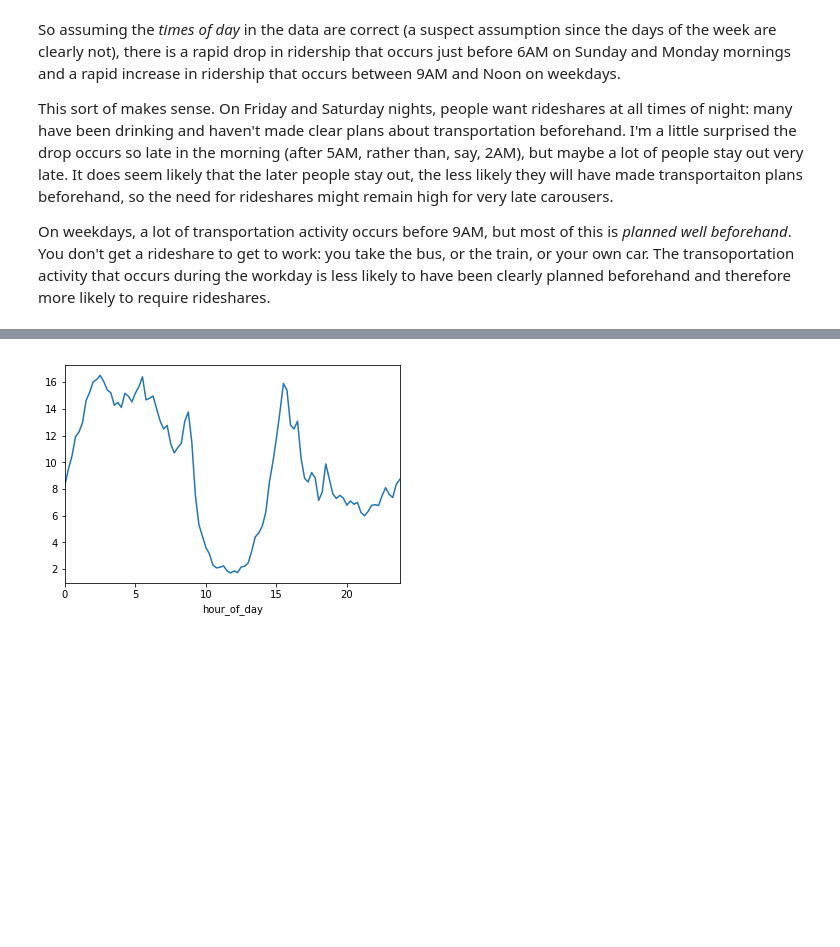
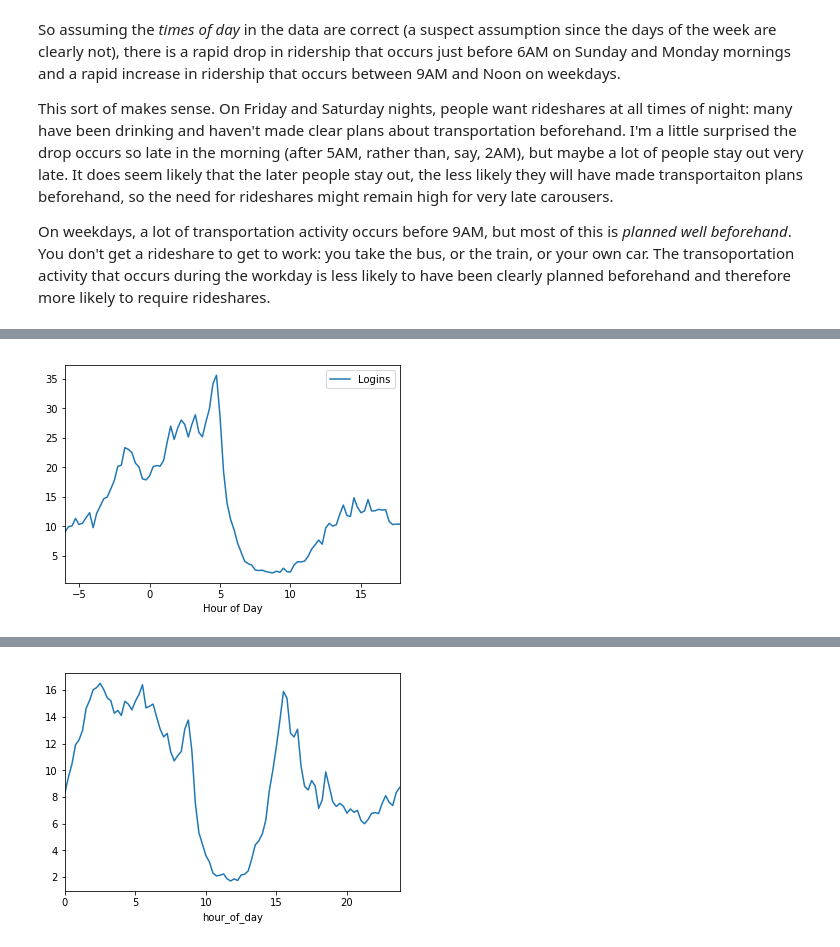
Before and after one commit to andyharless/ultimate_challenge, a Jupyter notebook: eda.ipynb, the cells around one changed output, grey strips where cells are left out. Drawn from its saved outputs; the diff is of its cells as text; code cells hidden in the pictures; blank space fills up the shorter version.

```diff
--- a/eda.ipynb
+++ b/eda.ipynb
@@ -241,0 +254,10 @@ On weekdays, a lot of transportation activity occurs before 9AM, but most of thi
+# %%
+sat = weekly_cycle.iloc[oneday-2*onehour:2*oneday-2*onehour].values
+sun = weekly_cycle.iloc[2*oneday-2*onehour:3*oneday-2*onehour].values
+hours = [h/4 for h in islice(cycle(range(oneday)), 18*onehour, 18*onehour+oneday)]
+hours = pd.Series([h/4-6 for h in range(oneday)], name='Hour of Day')
+wkend = pd.DataFrame((sat+sun)/2, index=hours, columns=['Logins'])
+wkend.plot()
+plt.show()
+# %% [output]
+[figure, added]
```
Also changed, not shown: parts of 15 cells of this notebook.
